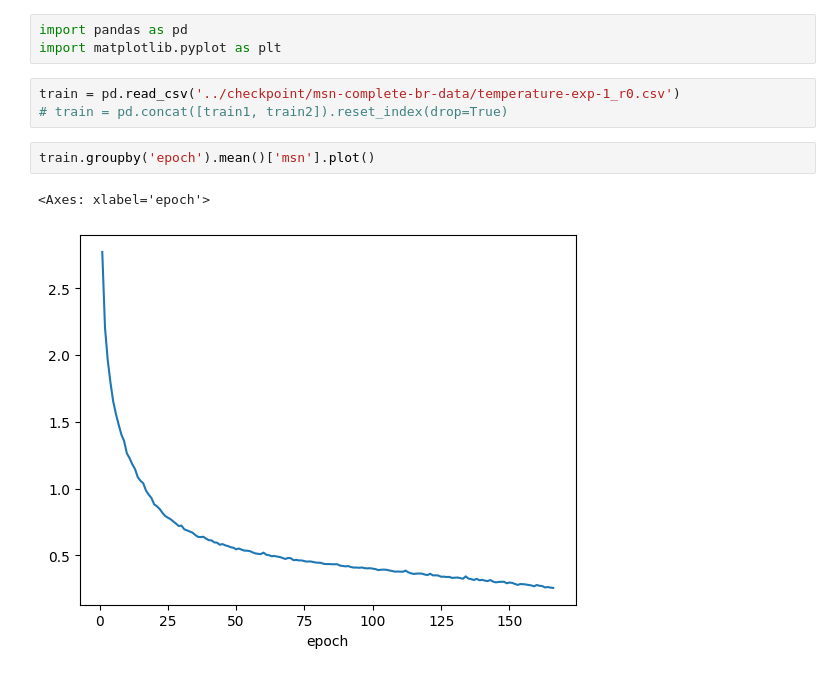
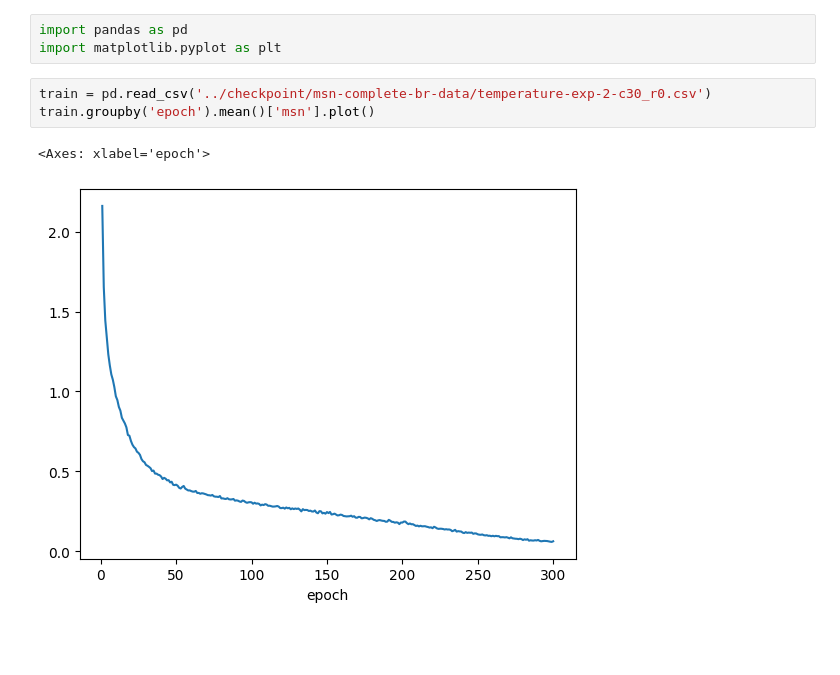
Before and after one commit to Green-AI-Lab-GAIA/climate-clustering, a Jupyter notebook: notebooks/loss.ipynb, the cells around one changed output. Saved outputs shown, nothing was run; the diff lists cells and outputs as text; blank space fills up the shorter version.

```diff
--- a/notebooks/loss.ipynb
+++ b/notebooks/loss.ipynb
@@ -2,10 +2,8 @@
 import pandas as pd
 import matplotlib.pyplot as plt
 # %%
-train = pd.read_csv('../checkpoint/msn-complete-br-data/temperature-exp-1_r0.csv')
-# train = pd.concat([train1, train2]).reset_index(drop=True)
+train = pd.read_csv('../checkpoint/msn-complete-br-data/temperature-exp-2-c30_r0.csv')
+train.groupby('epoch').mean()['msn'].plot()
+# %% [output]
+<Axes: xlabel='epoch'>
+[figure, added]
-# %%
-train.groupby('epoch').mean()['msn'].plot()
-# %% [output]
-<Axes: xlabel='epoch'>
-[figure, removed]
```
Also changed, not shown: parts of 2 cells of this notebook, 16 other files.
